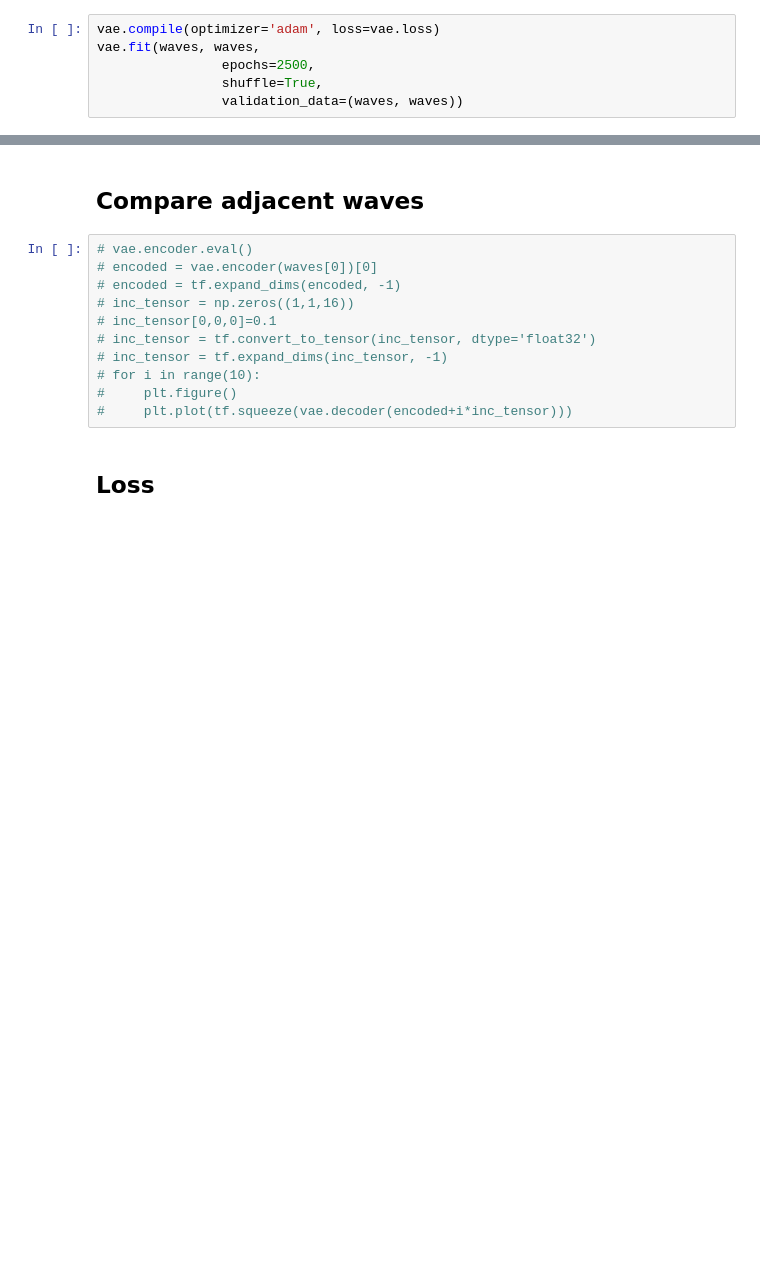
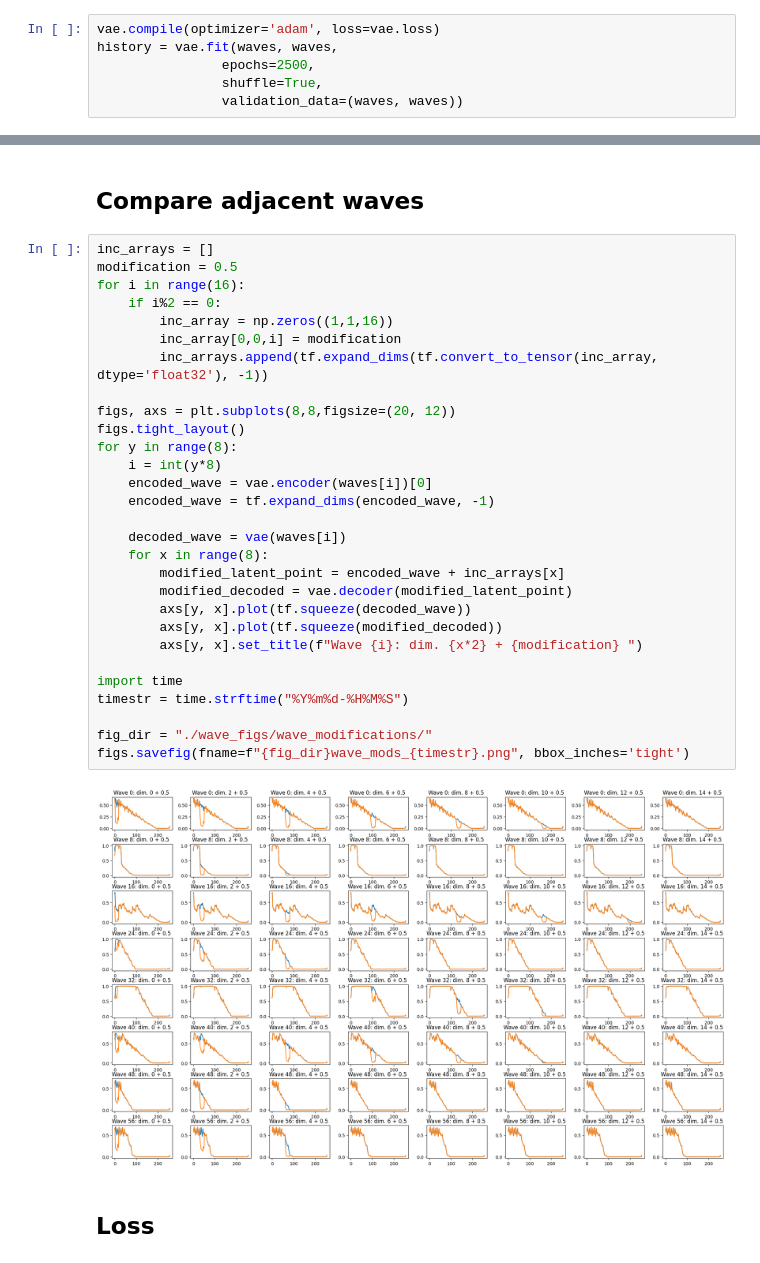
Before and after one commit to jeremywu2000/NN_WaveTable_Generator, a Jupyter notebook: variational_autoencoder/keras_vae.ipynb, the cells around one changed output, grey strips where cells are left out. Cells and saved outputs as stored; diff of their text form; blank space fills up the shorter version.

Commit message:
Added figure saving and loss tracking

```diff
--- a/variational_autoencoder/keras_vae.ipynb
+++ b/variational_autoencoder/keras_vae.ipynb
@@ -229,7 +211,7 @@ _________________________________________________________________
 # VAE training
 # %%
 vae.compile(optimizer='adam', loss=vae.loss)
-vae.fit(waves, waves,
+history = vae.fit(waves, waves,
                 epochs=2500,
                 shuffle=True,
                 validation_data=(waves, waves))
@@ -279,16 +260,36 @@ figs.savefig(fname=f"{fig_dir}wave_comparisons_{timestr}.png", bbox_inches='tigh
 [figure]
 # %% [markdown]
 ## Compare adjacent waves
-# %%
-# vae.encoder.eval()
-# encoded = vae.encoder(waves[0])[0]
-# encoded = tf.expand_dims(encoded, -1)
-# inc_tensor = np.zeros((1,1,16))
-# inc_tensor[0,0,0]=0.1
-# inc_tensor = tf.convert_to_tensor(inc_tensor, dtype='float32')
-# inc_tensor = tf.expand_dims(inc_tensor, -1)
-# for i in range(10):
-#     plt.figure()
-#     plt.plot(tf.squeeze(vae.decoder(encoded+i*inc_tensor)))
+# %%
+inc_arrays = []
+modification = 0.5
+for i in range(16):
+    if i%2 == 0:
+        inc_array = np.zeros((1,1,16))
+        inc_array[0,0,i] = modification
+        inc_arrays.append(tf.expand_dims(tf.convert_to_tensor(inc_array, dtype='float32'), -1))
+
+figs, axs = plt.subplots(8,8,figsize=(20, 12))
+figs.tight_layout()
+for y in range(8):
+    i = int(y*8)
+    encoded_wave = vae.encoder(waves[i])[0]
+    encoded_wave = tf.expand_dims(encoded_wave, -1)
+
+    decoded_wave = vae(waves[i])
+    for x in range(8):
+        modified_latent_point = encoded_wave + inc_arrays[x]
+        modified_decoded = vae.decoder(modified_latent_point)
+        axs[y, x].plot(tf.squeeze(decoded_wave))
+        axs[y, x].plot(tf.squeeze(modified_decoded))
+        axs[y, x].set_title(f"Wave {i}: dim. {x*2} + {modification} ")
+
+import time
+timestr = time.strftime("%Y%m%d-%H%M%S")
+
+fig_dir = "./wave_figs/wave_modifications/"
+figs.savefig(fname=f"{fig_dir}wave_mods_{timestr}.png", bbox_inches='tight')
+# %% [output]
+[figure, added]
 # %% [markdown]
 ## Loss
```
Also changed, not shown: parts of 7 cells of this notebook, 10 other files.
